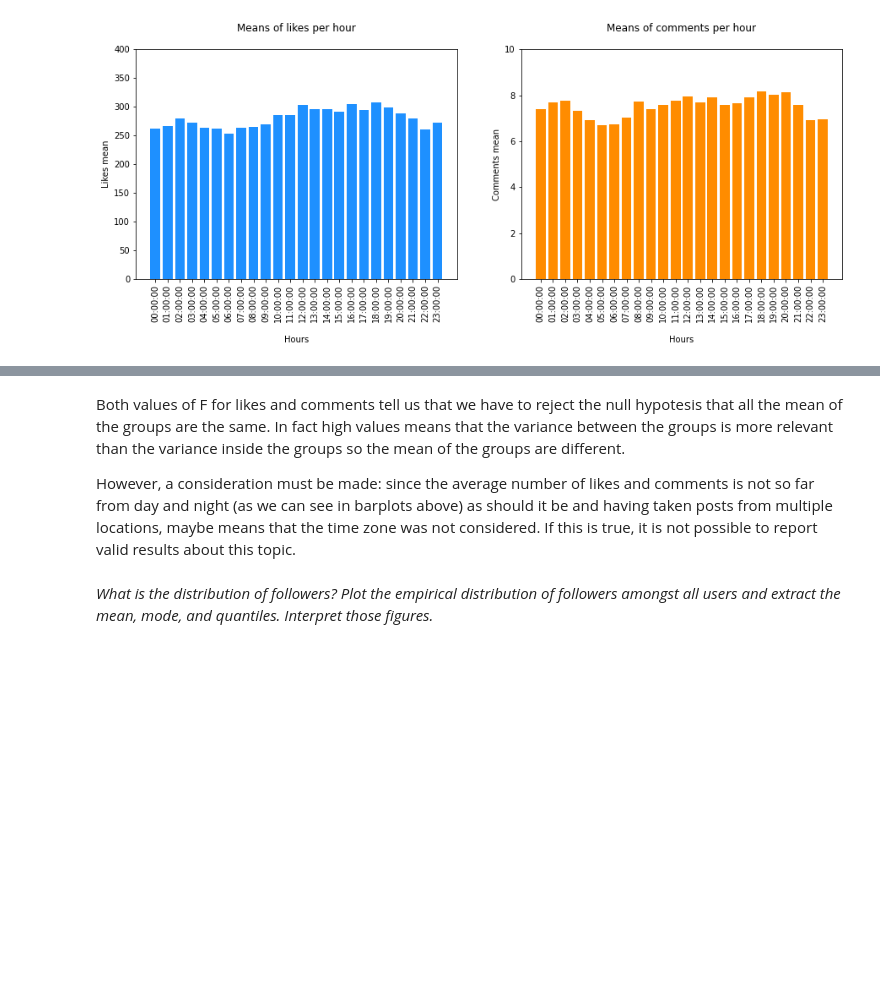
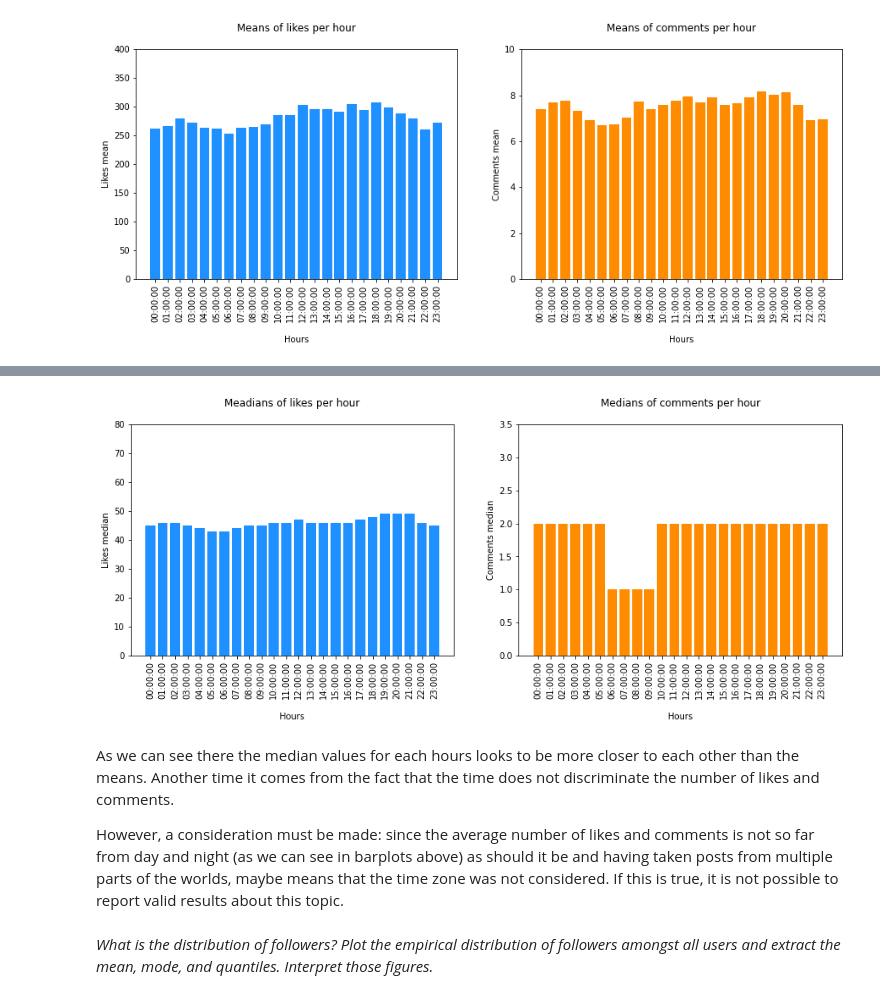
Before and after one commit to Matteo-Candi/ADM_HW2, a Jupyter notebook: main.ipynb, the cells around one changed output, grey strips where cells are left out. Drawn from its saved outputs; the diff is of its cells as text; code cells hidden in the pictures; blank space fills up the shorter version.

Commit message:
close 8

```diff
--- a/main.ipynb
+++ b/main.ipynb
@@ -296,7 +280,26 @@ F: 8.34
+# %%
+# Plotting median of likes and comments for every hours
+
+hours = list(map(str,sorted(list(set(posts.cts))[1:])))
+med_likes = posts.numbr_likes.groupby(posts.cts).apply(lambda x: x.median())
+med_comments = posts.number_comments.groupby(posts.cts).apply(lambda x: x.median())
+
+fig, ax = plt.subplots(1,2, figsize=(15, 5))
+ax[0].bar(hours,list(med_likes), color="dodgerblue")
+ax[0].set(title="Meadians of likes per hour\n", xlabel="\nHours", ylabel="Likes median", ylim=[0, 80])
+ax[0].tick_params(axis='x', rotation=90)
+
+ax[1].bar(hours,list(med_comments), color="darkorange")
+ax[1].set(title="Medians of comments per hour\n", xlabel="\nHours", ylabel="Comments median", ylim=[0, 3.5])
+ax[1].tick_params(axis='x', rotation=90)
+
+plt.show()
+# %% [output]
+[figure, added]
 # %% [markdown]
-Both values of F for likes and comments tell us that we have to reject the null hypotesis that all the mean of the groups are the same. In fact high values means that the variance between the groups is more relevant than the variance inside the groups so the mean of the groups are different.
+As we can see there the median values for each hours looks to be more closer to each other than the means. Another time it comes from the fact that the time does not discriminate the number of likes and comments.
 
-However, a consideration must be made: since the average number of likes and comments is not so far from day and night (as we can see in barplots above) as should it be and having taken posts from multiple locations, maybe means that the time zone was not considered. If this is true, it is not possible to report valid results about this topic.
+However, a consideration must be made: since the average number of likes and comments is not so far from day and night (as we can see in barplots above) as should it be and having taken posts from multiple parts of the worlds, maybe means that the time zone was not considered. If this is true, it is not possible to report valid results about this topic.
 # %% [markdown]
 *What is the distribution of followers? Plot the empirical distribution of followers amongst all users and extract the mean, mode, and quantiles. Interpret those figures.*
 # %%
```
Also changed, not shown: parts of 4 cells of this notebook.
